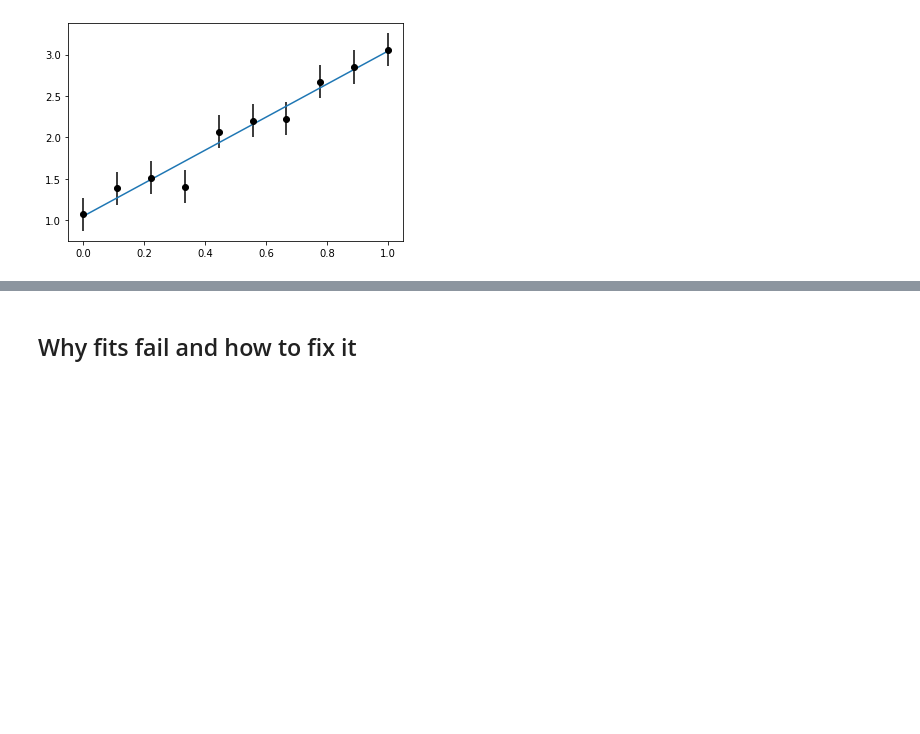
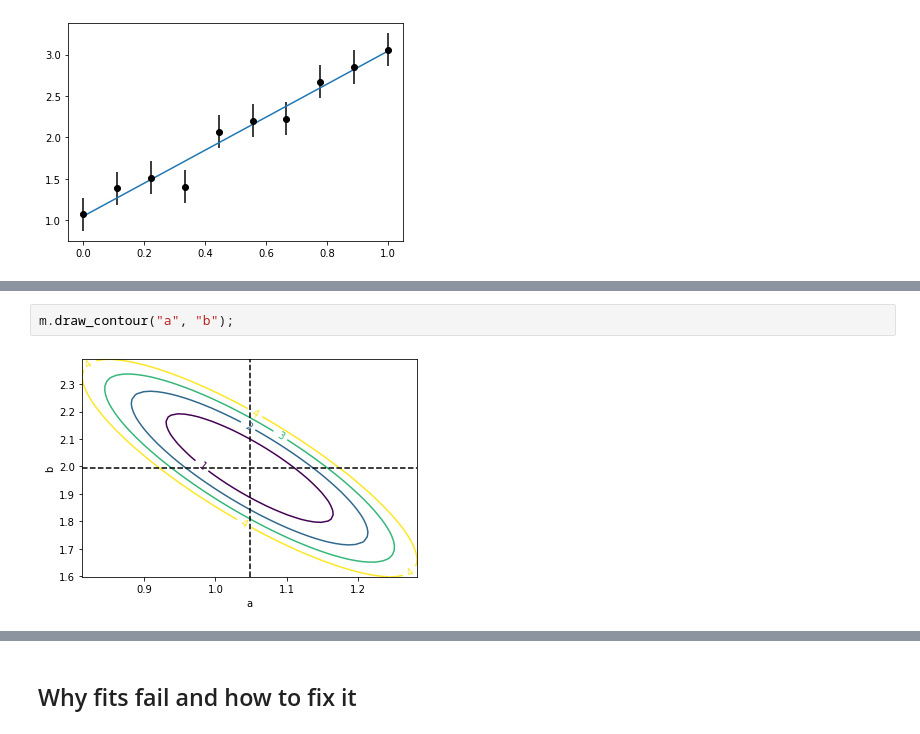
Before and after one commit to HDembinski/PyHEP-2022-iminuit, a Jupyter notebook: iminuit.ipynb, the cells around one changed output, grey strips where cells are left out. Saved outputs shown, nothing was run; the diff lists cells and outputs as text; blank space fills up the shorter version.

```diff
--- a/iminuit.ipynb
+++ b/iminuit.ipynb
@@ -202,0 +222,4 @@ lsq.visualize(m.values)
+# %%
+m.draw_contour("a", "b");
+# %% [output]
+[figure, added]
```
Also changed, not shown: parts of 44 cells of this notebook.
